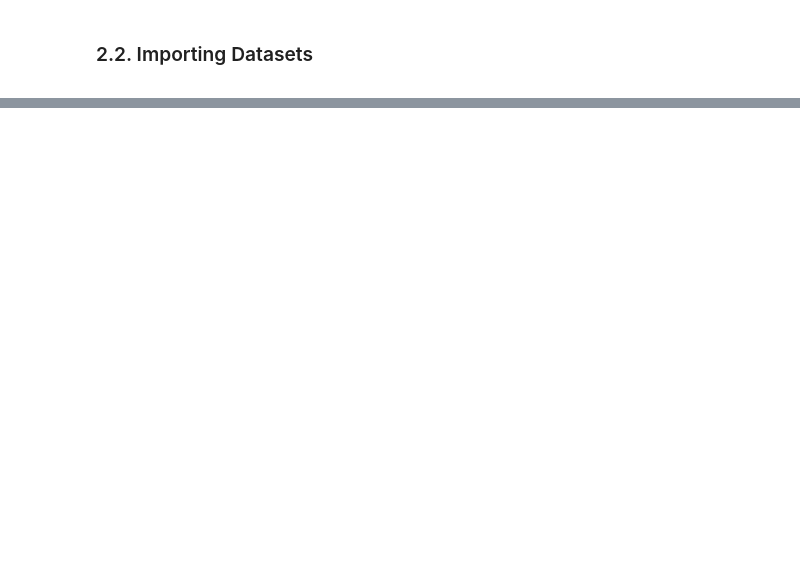
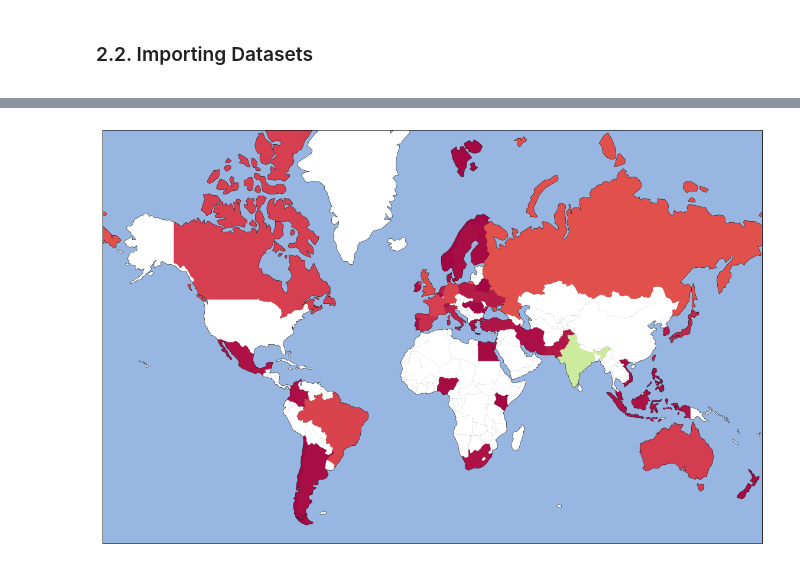
Before and after one commit to SkalskiP/ILearnMachineLearning.py, a Jupyter notebook: 0_Kaggle_projects/What_It_Takes.ipynb, the cells around one changed output, grey strips where cells are left out. Cells and saved outputs as stored; diff of their text form; code cells hidden in the pictures; blank space fills up the shorter version.

```diff
--- a/0_Kaggle_projects/What_It_Takes.ipynb
+++ b/0_Kaggle_projects/What_It_Takes.ipynb
@@ -39,3 +40,8 @@ import plotly.tools as tls
 # %% [markdown]
 ### 2.2. Importing Datasets
 <a id="importing_datasets"></a>
+# %%
+multiple_choice = pd.read_csv("../00_Datasets/Kaggle_Survey/multipleChoiceResponses.csv", encoding="ISO-8859-1", low_memory=False)
+# %%
+nationality = multiple_choice['Country'].value_counts()
+nationality_count = nationality.divide(nationality.max()).to_dict()
@@ -41,0 +68,33 @@ import plotly.tools as tls
+# %%
+cmap = mpl.cm.get_cmap('Spectral')
+# Creating new plot
+plt.figure(figsize=(20,20))
+
+ax = plt.axes(projection=ccrs.Mercator())
+ax.add_feature(cartopy.feature.OCEAN)
+ax.add_feature(cartopy.feature.BORDERS, linestyle='-', alpha=.5)
+
+ax.set_extent([-150, 60, -25, 60])
+ax.stock_img()
+ax.coastlines()
+
+shpfilename = shpreader.natural_earth(resolution='110m',
+                                      category='cultural',
+                                      name='admin_0_countries')
+reader = shpreader.Reader(shpfilename)
+countries = reader.records()
+
+for country in countries:
+    if country.attributes['ADMIN'] in list(nationality_count.keys()):
+        ax.add_geometries(country.geometry, ccrs.PlateCarree(),
+                          facecolor=cmap(nationality_count[country.attributes['ADMIN']]),
+                          label=country.attributes['ADMIN'])
+    else:
+        ax.add_geometries(country.geometry, ccrs.PlateCarree(),
+                          facecolor='white',
+                          label=country.attributes['ADMIN'])
+
+
+plt.show()
+# %% [output]
+[figure, added]
```
Also changed, not shown: parts of 10 cells of this notebook.
